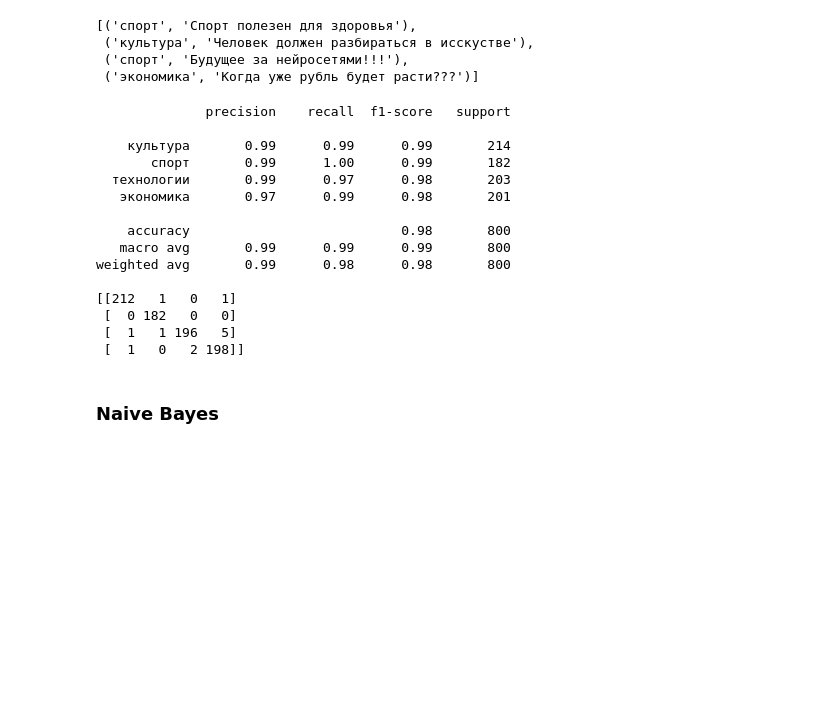
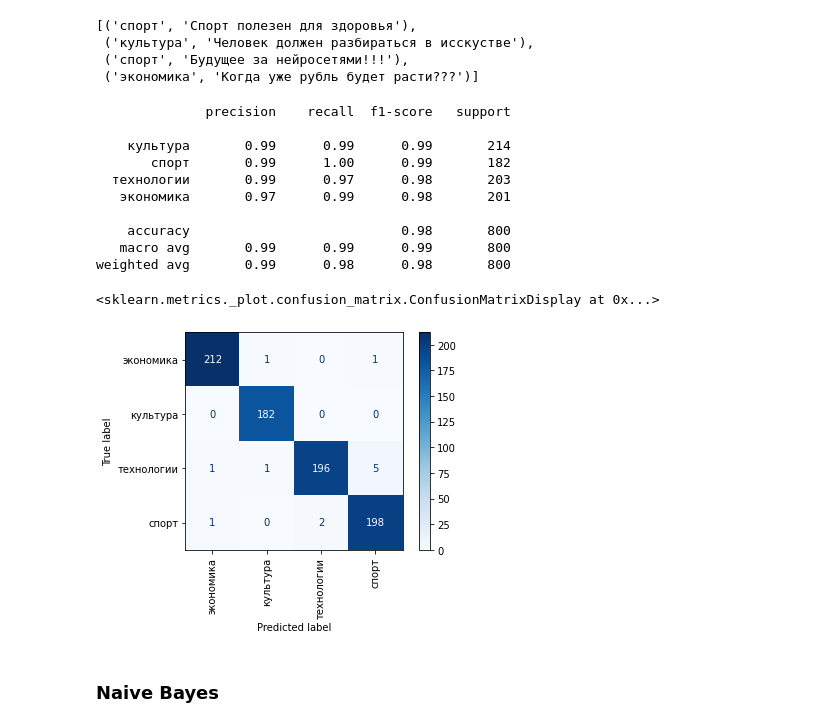
Before and after one commit to AlexanderSlav/NLP-Course, a Jupyter notebook: 2_Text_Classification/text_classification.ipynb, the cells around one changed output. Saved outputs shown, nothing was run; the diff lists cells and outputs as text; code cells hidden in the pictures; blank space fills up the shorter version.

```diff
--- a/2_Text_Classification/text_classification.ipynb
+++ b/2_Text_Classification/text_classification.ipynb
@@ -286,23 +292,23 @@ custom_tests(svm_model)
 # %%
 # confusion matrix and classification report(precision, recall, F1-score)
 print(classification_report(ytest, svm_model.predict(X_test)))
-print(confusion_matrix(ytest, svm_model.predict(X_test)))
+plot_confusion_matrix(svm_model, X_test, y_test,
+                             display_labels=classes,
+                             cmap=plt.cm.Blues,
+                             xticks_rotation='vertical')
 # %% [output]
               precision    recall  f1-score   support
 
     культура       0.99      0.99      0.99       214
        спорт       0.99      1.00      0.99       182
   технологии       0.99      0.97      0.98       203
    экономика       0.97      0.99      0.98       201
 
     accuracy                           0.98       800
    macro avg       0.99      0.99      0.99       800
 weighted avg       0.99      0.98      0.98       800
-
-[[212   1   0   1]
- [  0 182   0   0]
- [  1   1 196   5]
- [  1   0   2 198]]
+<sklearn.metrics._plot.confusion_matrix.ConfusionMatrixDisplay at 0x...>
+[figure, added]
 # %% [markdown]
 ### Naive Bayes
 # %%
```
Also changed, not shown: parts of 13 cells of this notebook.
